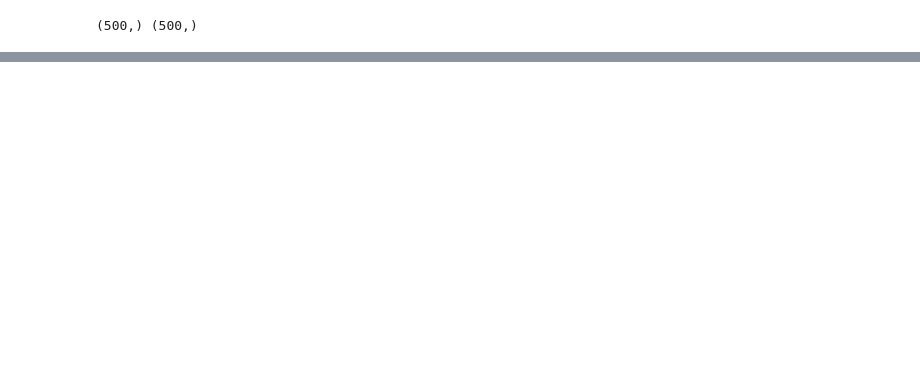
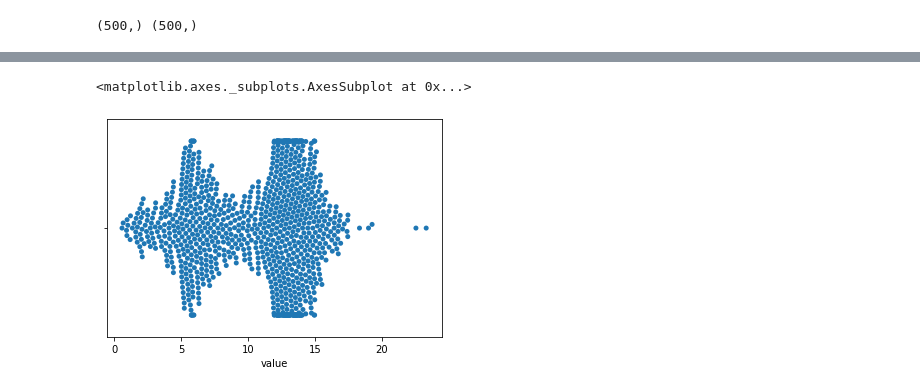
Before and after one commit to castoridaee/python-data-analysis-course, a Jupyter notebook: 1D.ipynb, the cells around one changed output, grey strips where cells are left out. Cells and saved outputs as stored; diff of their text form; code cells hidden in the pictures; blank space fills up the shorter version.

Commit message:
symetric point plots, boxplots

```diff
--- a/1D.ipynb
+++ b/1D.ipynb
@@ -86,2 +86,8 @@ plot.ylabel("Probability"); # semicolon suppresses the output of the last thing
 # %%
 # the bins won't be the same size but since they are scaled the same the area under the curve still represents the correct qty/probability
+# %%
+dataset = pd.DataFrame({
+    "value": np.concatenate((d1,d2)),
+    "type": np.concatenate((np.ones(d1.shape), np.zeros(d2.shape)))
+})
+dataset.info()
@@ -87,0 +104,5 @@ plot.ylabel("Probability"); # semicolon suppresses the output of the last thing
+# %%
+sns.swarmplot(dataset["value"])
+# %% [output]
+<matplotlib.axes._subplots.AxesSubplot at 0x...>
+[figure, added]
```
Also changed, not shown: parts of 14 cells of this notebook.
